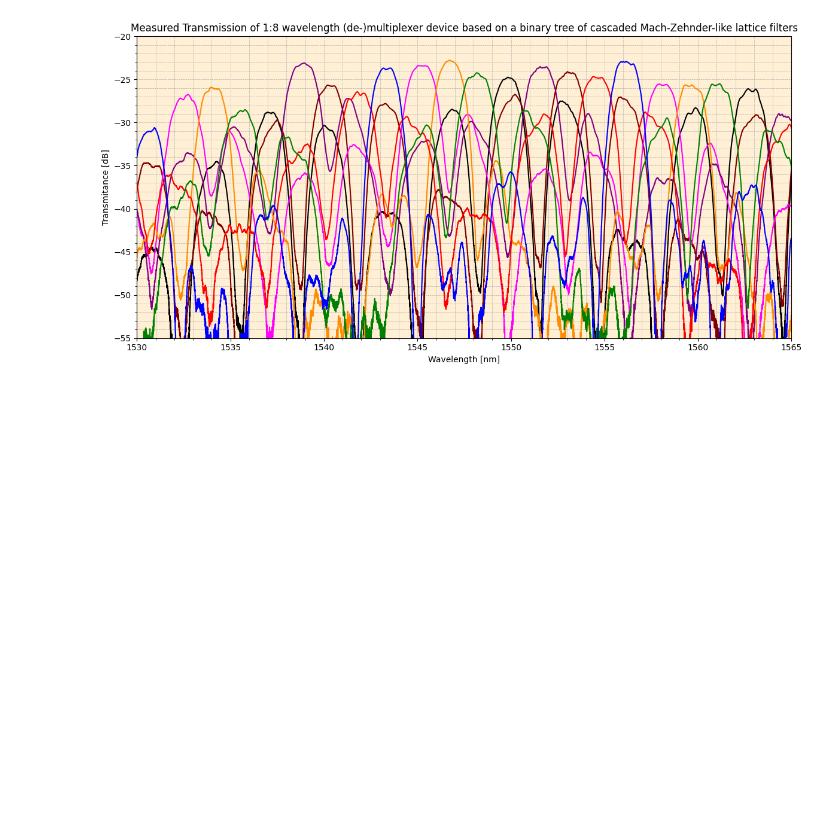
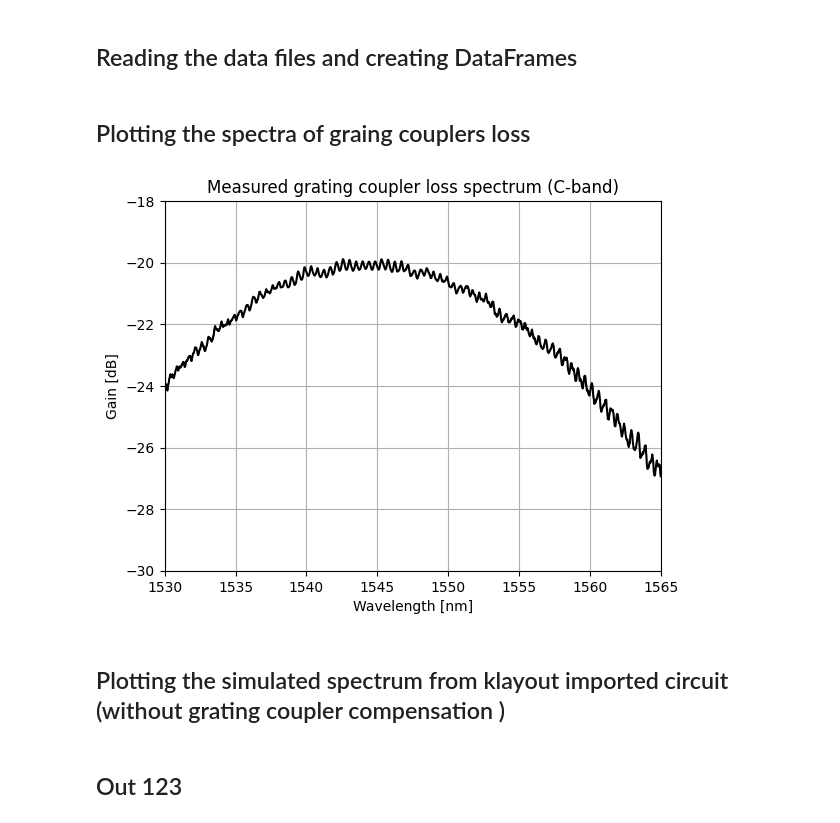
Before and after one commit to Lucivaldo1/Photonics-Training-Program, a Jupyter notebook: Photonics training/March 2025 OpenEBL Results/teste_files.ipynb, the cells around one changed output. Drawn from its saved outputs; the diff is of its cells as text; code cells hidden in the pictures; blank space fills up the shorter version.

```diff
--- a/Photonics training/March 2025 OpenEBL Results/teste_files.ipynb
+++ b/Photonics training/March 2025 OpenEBL Results/teste_files.ipynb
@@ -12 +17,3 @@ arquivo = [arquivo1, arquivo2, arquivo3]
+# %% [markdown]
+## Reading the data files and creating DataFrames
 # %%
@@ -46,31 +60,18 @@ for i in range(0,3,1):
-# %%
-plt.figure(figsize=(12,6))
-#plt.figure(facecolor='papayawhip')
-plt.plot(df1['wavelength'],df1['channel_1'], color='black')
-plt.plot(df1['wavelength'],df1['channel_2'],color='maroon')
-#plt.plot(df1['wavelength'],df1['channel_3'], color='blue') # repeated
-
-plt.plot(df2['wavelength'],df2['channel_1'], color='magenta')
-plt.plot(df2['wavelength'],df2['channel_2'], color='purple')
-plt.plot(df2['wavelength'],df2['channel_3'], color='darkorange')
-#out 123
-plt.plot(df3['wavelength'],df3['channel_1'], color='red')
-plt.plot(df3['wavelength'],df3['channel_2'], color='green')
-plt.plot(df3['wavelength'],df3['channel_3'], color = 'blue')
-plt.grid()
-plt.title(rf'Measured Transmission of 1:8 wavelength (de-)multiplexer device based on a binary tree of cascaded Mach-Zehnder-like lattice filters')
-plt.ylim(-55,-20)
-plt.xlim(1530,1565)
-plt.xlabel('Wavelength [nm]')
-plt.ylabel('Transmitance [dB]')
-plt.minorticks_on()
-plt.tight_layout()
-plt.grid(which='both', axis='both', linestyle='--', linewidth=0.5)
-ax = plt.gca()
-ax.set_facecolor('papayawhip')
-plt.savefig('.\\Images\\Measured results')
-# %% [output]
-[figure, old version]
+# %% [markdown]
+## Plotting the spectra of graing couplers loss
+# %%
+plt.plot(df4['wavelength'],df4['channel_2'], color='black')
+plt.xlim(1530,1565)
+plt.ylim(-30,-18)
+plt.grid()
+plt.xlabel('Wavelength [nm]')
+plt.ylabel('Gain [dB]')
+plt.title('Measured grating coupler loss spectrum (C-band)')
+plt.savefig('.\\Images\\Grating coupler loss spectrum measured')
+# %% [output]
+[figure, added]
+# %% [markdown]
+## Plotting the simulated spectrum from klayout imported circuit (without grating coupler compensation )
 # %%
 sys.path.append('C:\\Program Files\\Lumerical\\v242\\api\\python')
 sys.path.append('C:\\Program Files\\Lumerical\\v242\\api\\python\\lumapi.py')
@@ -81,6 +82,8 @@ icApi = lumapi.INTERCONNECT()
 #units
 nm = 1e-9
 um = 1e-6
+# %% [markdown]
+## Out 123
 # %%
 icApi.load('.\\Simulation Files\\Circuit_Out123.icp')
 icApi.run()
```
Also changed, not shown: parts of 31 cells of this notebook, 22 other files.
